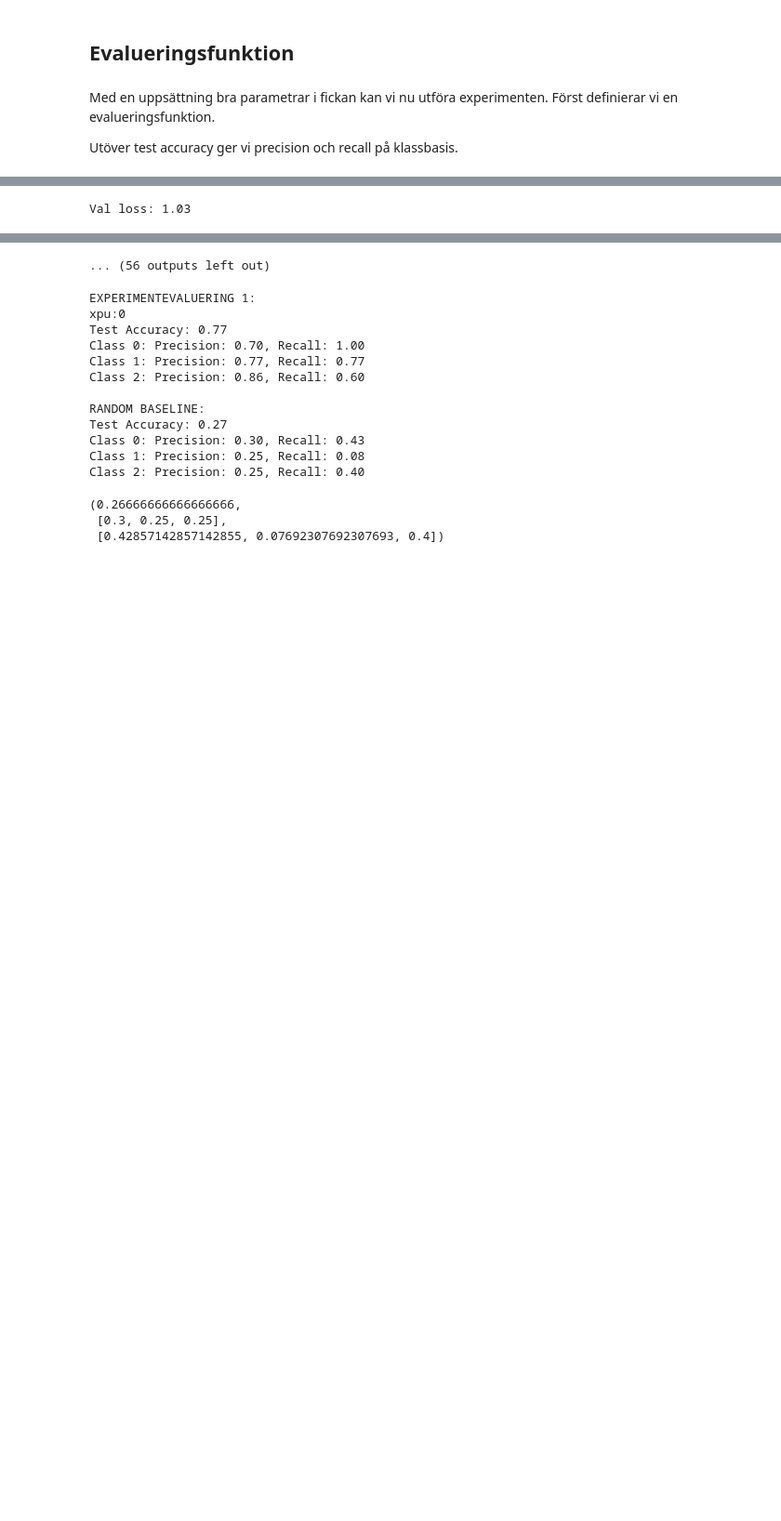
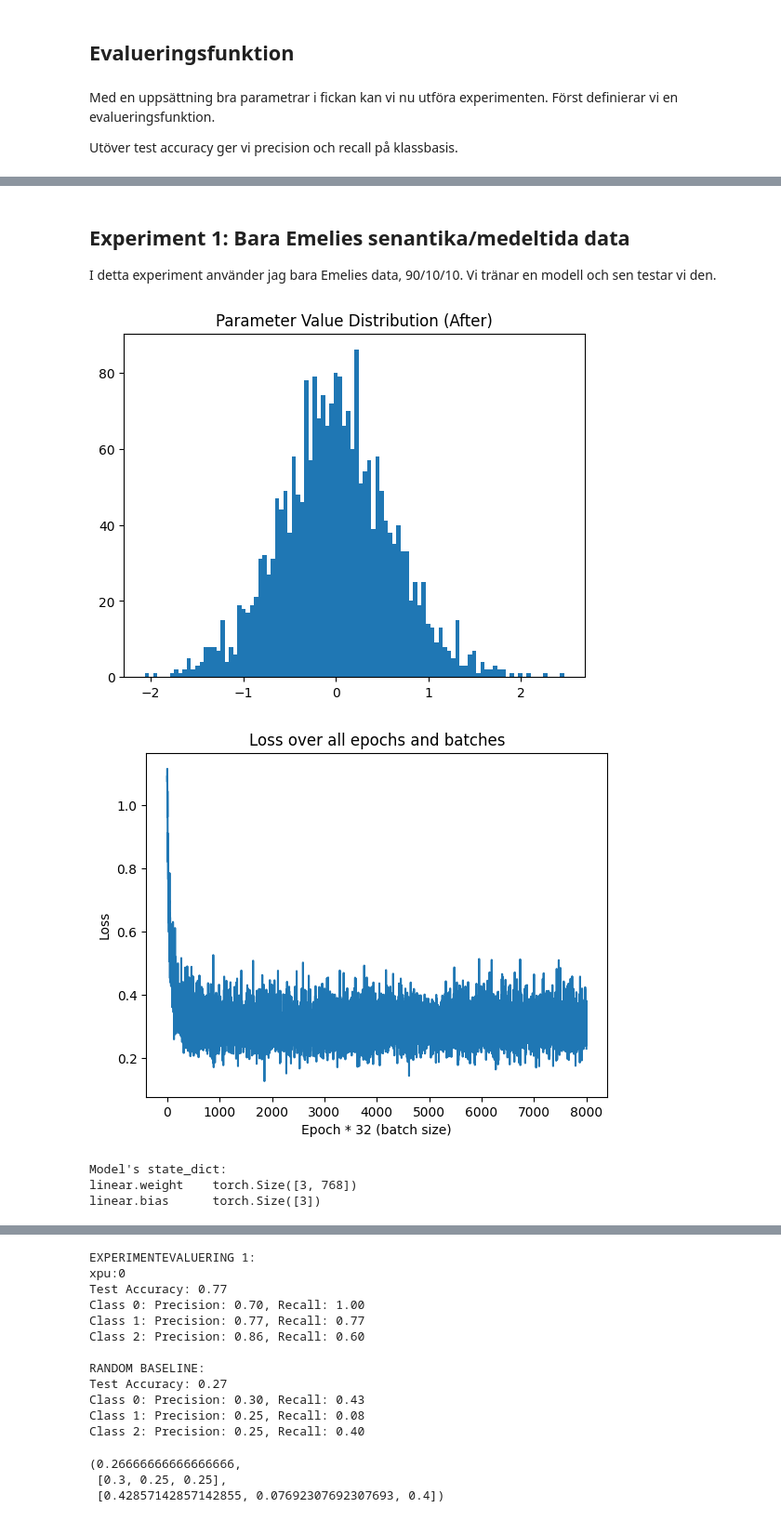
Before and after one commit to Urdatorn/sentiment-grc, a Jupyter notebook: nbs/sentiment_embeddings_linear.ipynb, the cells around one changed output, grey strips where cells are left out. Shown at 93% size. Cells and saved outputs as stored; diff of their text form; code cells hidden in the pictures; blank space fills up the shorter version.

```diff
--- a/nbs/sentiment_embeddings_linear.ipynb
+++ b/nbs/sentiment_embeddings_linear.ipynb
@@ -677,21 +678,29 @@ Best params from Optuna db:
+# %% [markdown]
+## Experiment 1: Bara Emelies senantika/medeltida data
+
+I detta experiment använder jag bara Emelies data, 90/10/10. Vi tränar en modell och sen testar vi den.
 # %%
 model_1, val_loss_1 = train_and_validate(
     dataloader_train_1,
     val_1, val_labels_1,
     lr=best_params_optuna["lr"],
     betas=(best_params_optuna["beta1"],
     best_params_optuna["beta2"]),
     epsilon=best_params_optuna["eps"],
     weight_decay=best_params_optuna["weight_decay"],
     patience=30,
     par_plot=True,
     loss_plot=True,
-    verbose=True)
+    verbose=False)
 
 print("Model's state_dict:")
 for param_tensor in model_1.state_dict():
     print(param_tensor, "\t", model_1.state_dict()[param_tensor].size())
 
 torch.save(model_1.state_dict(), ROOT / "model" / "grc_sentiment_linear_head_experiment_1.pt")
 # %% [output]
+[figure, added]
+[figure, added]
-Val loss: 1.03
+Model's state_dict:
+linear.weight    torch.Size([3, 768])
+linear.bias      torch.Size([3])
@@ -709,4 +707,3 @@ Val loss: 0.76
-... (56 outputs left out)
 # %%
 model_1_eval = SentimentDecisionBoundariesLayer(embedding_dim=embedding_dim)
 model_1_eval.load_state_dict(torch.load(ROOT / "model" / "grc_sentiment_linear_head_experiment_1.pt", weights_only=True))
```
Also changed, not shown: parts of 21 cells of this notebook, 3 other files.
